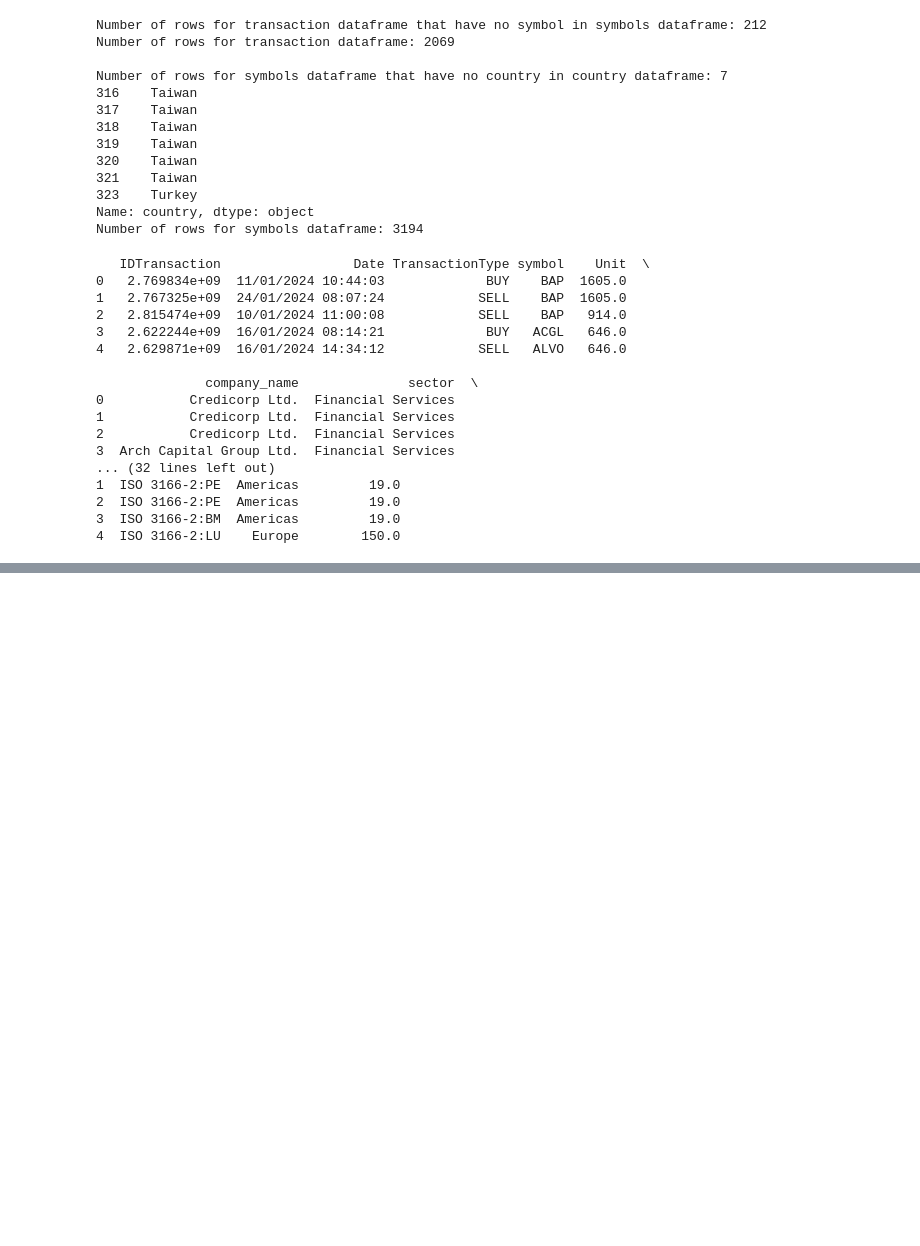
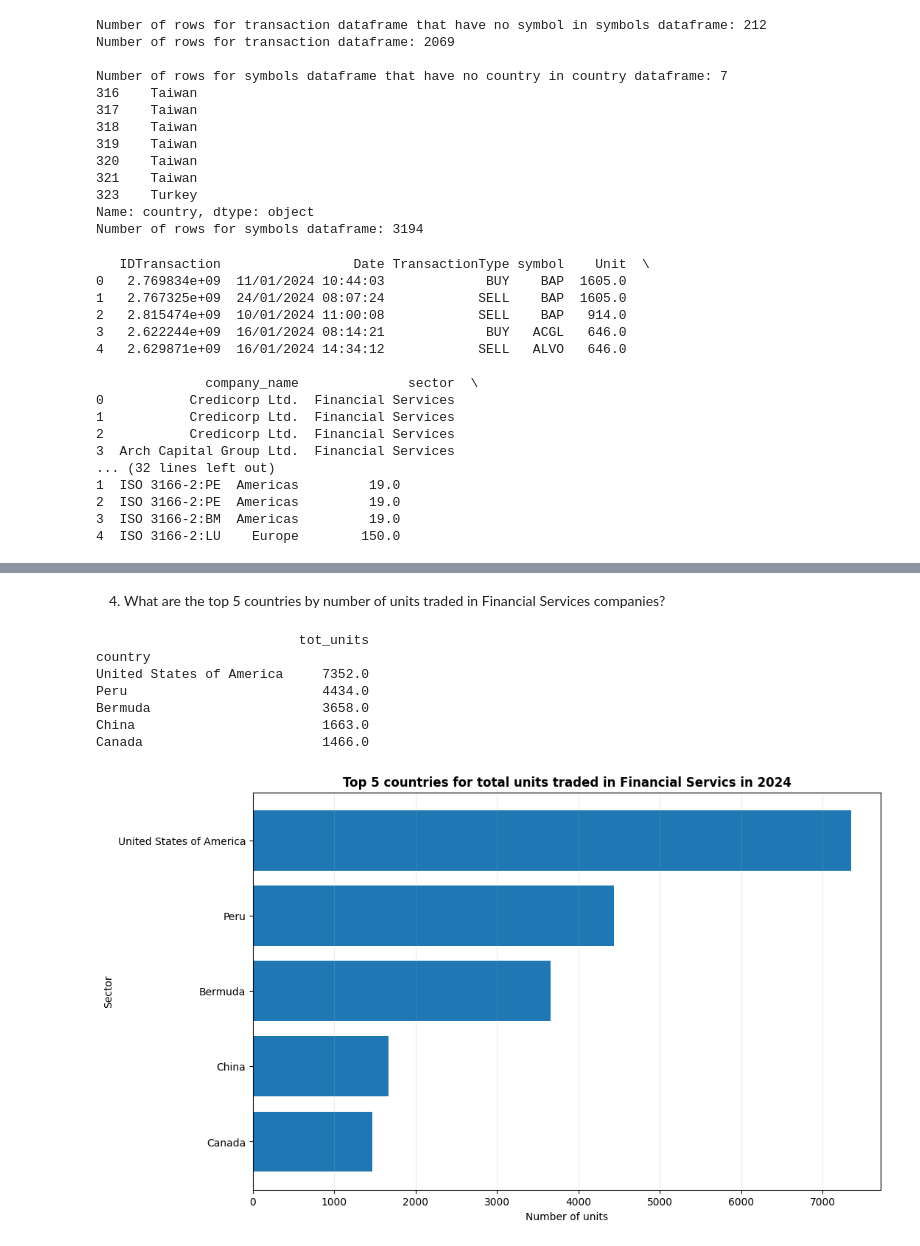
Before and after one commit to andreaisaia00/Andrea-Isaia-BDA2026, a Jupyter notebook: Homework3/ETL.ipynb, the cells around one changed output, grey strips where cells are left out. Drawn from its saved outputs; the diff is of its cells as text; code cells hidden in the pictures; blank space fills up the shorter version.

```diff
--- a/Homework3/ETL.ipynb
+++ b/Homework3/ETL.ipynb
@@ -243,0 +360,32 @@ print("\n",df.head())
+# %% [markdown]
+4. What are the top 5 countries by number of units traded in Financial Services companies?
+# %%
+# Chosing Financial Services as sector
+df_fs = df[df["sector"] == "Financial Services"].copy()
+
+# rouping by countri and doing the sum over units
+df_fs = df_fs.groupby("country").agg(tot_units=("Unit","sum")).nlargest(5,"tot_units")
+
+#Seeing the result
+print(df_fs)
+
+# Creating a bar plot to rapresent
+df_fs = df_fs.sort_values("tot_units",ascending=True)
+fig, ax = plt.subplots(figsize = (11,7))
+ax.barh(
+    df_fs.index,
+    df_fs["tot_units"],
+)
+ax.set_title("Top 5 countries for total units traded in Financial Servics in 2024")
+ax.set_xlabel("Number of units")
+ax.set_ylabel("Sector")
+ax.grid(axis="x",alpha=0.25)
+# %% [output]
+                          tot_units
+country
+United States of America     7352.0
+Peru                         4434.0
+Bermuda                      3658.0
+China                        1663.0
+Canada                       1466.0
+[figure, added]
```
Also changed, not shown: parts of 11 cells of this notebook.
